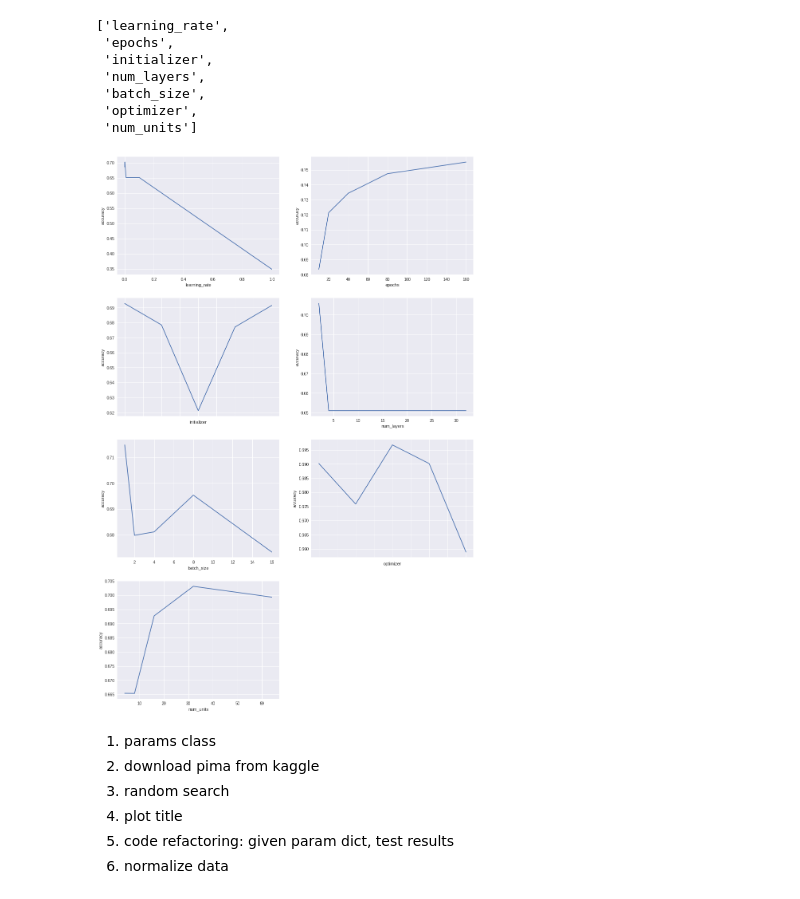
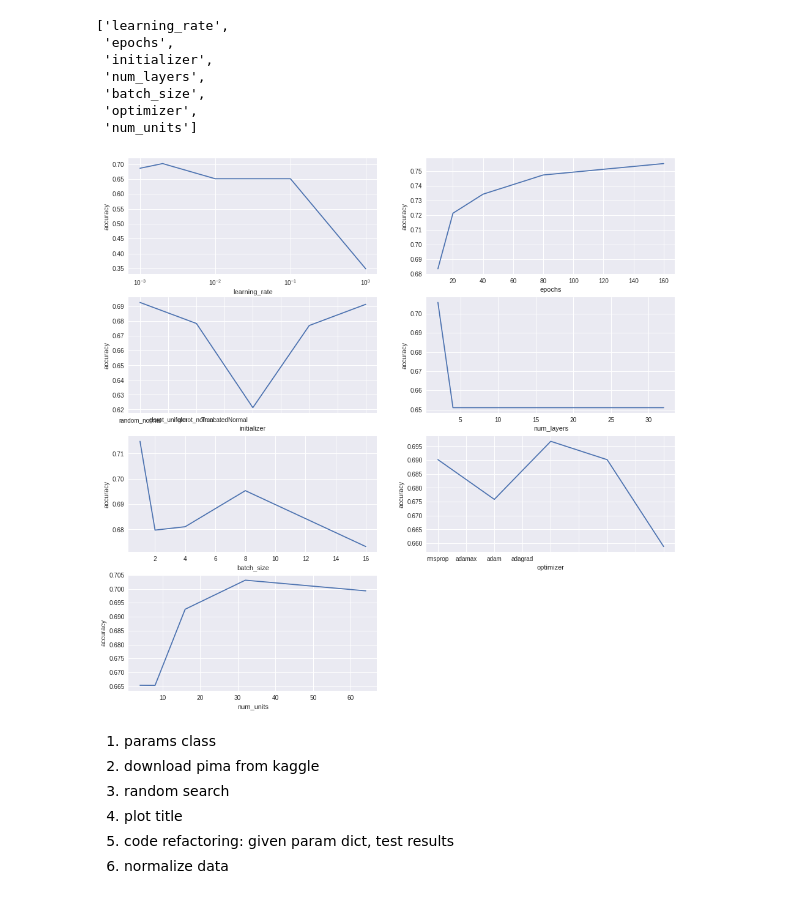
Before and after one commit to georgeliu1998/keras_model_tuning, a Jupyter notebook: keras.ipynb, the cells around one changed output. Drawn from its saved outputs; the diff is of its cells as text; code cells hidden in the pictures.

Commit message:
Finish line plot draft

```diff
--- a/keras.ipynb
+++ b/keras.ipynb
@@ -565,18 +560,24 @@ df.parameter.unique().tolist()
  'optimizer',
  'num_units']
 # %%
-fig, axes = plt.subplots(nrows=4, ncols=2, figsize=(16, 25))
+fig, axes = plt.subplots(nrows=4, ncols=2, figsize=(16, 16))
 axes = axes.flatten()
 params = df.parameter.unique().tolist()
 
 for i, ax in enumerate(axes):
-
   try:
     param = params[i]
-    df.query("parameter==@param").plot(kind='line', x='option', y='value', ax=ax)
+    df_param = df.query("parameter==@param")
+    df_param.plot(kind='line', x='option', y='value', ax=ax)
+    if param == 'learning_rate':
+      ax.set_xscale('log')
+    if param in ('initializer', 'optimizer'):
+      ax.set_xticklabels(df_param['option'])
     ax.set(xlabel=param, ylabel='accuracy')
     ax.get_legend().remove()
   except:
     fig.delaxes(ax)
+
+plt.show()
 # %% [output]
-[figure, old version]
+[figure, new version]
```
Also changed, not shown: parts of 6 cells of this notebook.
